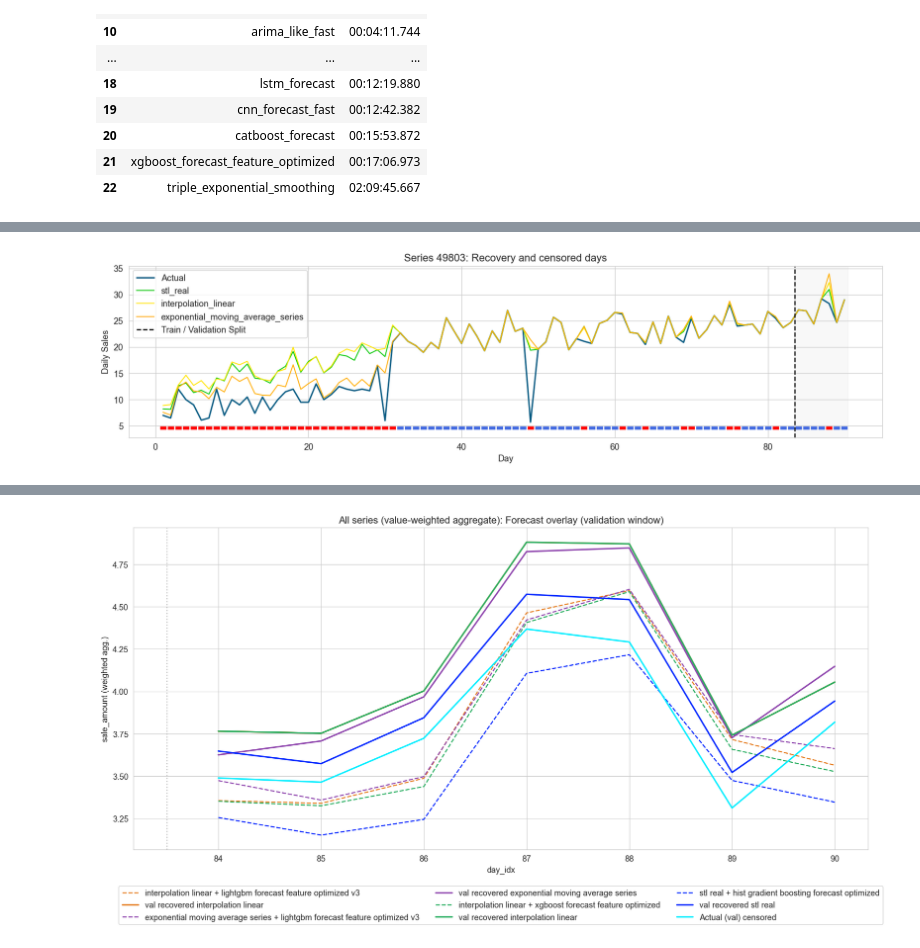
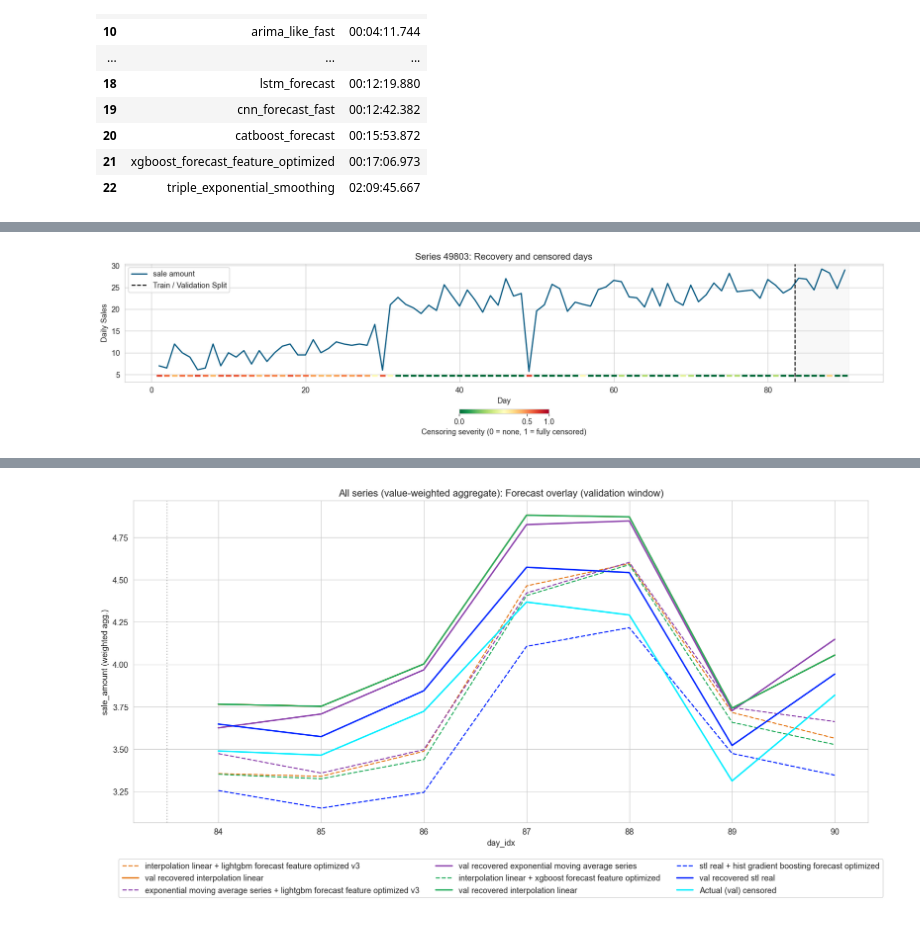
Before and after one commit to Slin58/seminar, a Jupyter notebook: main.ipynb, the cells around one changed output, grey strips where cells are left out. Cells and saved outputs as stored; diff of their text form; code cells hidden in the pictures.

Commit message:
graph analysis

```diff
--- a/main.ipynb
+++ b/main.ipynb
@@ -578,7 +720,7 @@ Train: day 1..83 (4,150,000 rows), Val: day 84..90 (350,000 rows)
 # %%
 # --- Visualize: recovery overlay with censored days ---
 recovered_daily_sales_list = ["stl_real", "interpolation_linear", "exponential_moving_average_series" ]
-colors = ["#00C900", "#FFE600", "#FFAE00"]
+colors = ["#00C900", "#FFE600", "#FF0000"]
 
 # TODO change id
 example_sid3 = (train_r.groupby("series_id")["psd"].first().sort_values(ascending=False).index[5])
@@ -589,43 +731,54 @@ ex_val = val_r[val_r["series_id"] == example_sid3].copy()
 # Train + Validation zusammenführen
 ex = pd.concat([ex_train, ex_val]).sort_values("day_idx")
 
-fig, ax = plt.subplots(figsize=(14, 4))
+fig, ax = plt.subplots(figsize=(16, 4))
 
-# Actual sales
-ax.plot(ex["day_idx"], ex["sale_amount"], color="#065A82", linewidth=1.8, label="Actual")
 
 # Recoveries
 for rec, color in zip(recovered_daily_sales_list, colors):
     ax.plot(ex["day_idx"], ex["recovered_daily_sales_" + rec], color=color, linewidth=1.2, label=rec)
 
-    #ax.plot(ex["day_idx"], ex["recovered_daily_sales_global_mean"], color="#00C900", linewidth=1.2, label="Global Mean")
+# Actual sales
+ax.plot(ex["day_idx"], ex["sale_amount"], color="#065A82", linewidth=1.8, label="sale amount")
 
-    #ax.plot(ex["day_idx"], ex["recovered_daily_sales_stl_real"], color="#FFE600", linewidth=1.2, label="STL Real")
 
 # Train-/Validation-Grenze
 split_day = ex_val["day_idx"].min()
 
 ax.axvline(split_day - 0.5, color="black", linestyle="--", linewidth=1.5, label="Train / Validation Split")
 
 # Validation-Bereich leicht einfärben
 ax.axvspan(split_day - 0.5, ex["day_idx"].max() + 0.5, color="lightgray", alpha=0.15)
 
 ymin, ymax = ax.get_ylim()
 bar_y = ymin
 bar_height = 0.02 * (ymax - ymin)
 
+# Censoring severity als Farbverlauf (0.0 = blau, 1.0 = rot) ---
+cmap = plt.cm.RdYlGn_r
+norm = mcolors.PowerNorm(gamma=0.4, vmin=0, vmax=1)  # gamma < 1 streckt niedrige Werte
+
 for _, row in ex.iterrows():
-    color = "red" if row["is_censored"] else "royalblue"
+    color = cmap(norm(row["censoring_severity"]))
+    ax.vlines(row["day_idx"], bar_y, bar_y + bar_height, color=color, linewidth=8, clip_on=False, zorder=10)
 
-    ax.vlines(row["day_idx"], bar_y, bar_y + bar_height, color=color, linewidth=8, clip_on=False, zorder=10)
+sm = plt.cm.ScalarMappable(cmap=cmap, norm=norm)
+sm.set_array([])
+cbar = fig.colorbar(sm, ax=ax, orientation="horizontal", fraction=0.03, pad=0.18)
+cbar.set_label("Censoring severity (0 = none, 1 = fully censored)")
+
+# for _, row in ex.iterrows():
+#     color = "red" if row["is_censored"] else "green"
+
+#     ax.vlines(row["day_idx"], bar_y, bar_y + bar_height, color=color, linewidth=8, clip_on=False, zorder=10)
 
 
 ax.set_title(f"Series {example_sid3}: Recovery and censored days")
 ax.set_xlabel("Day")
 ax.set_ylabel("Daily Sales")
 ax.legend(loc="upper left")
 
 plt.tight_layout()
 plt.show()
 # %% [output]
-[figure, old version]
+[figure, new version]
```
Also changed, not shown: parts of 6 cells of this notebook, 3 other files.
